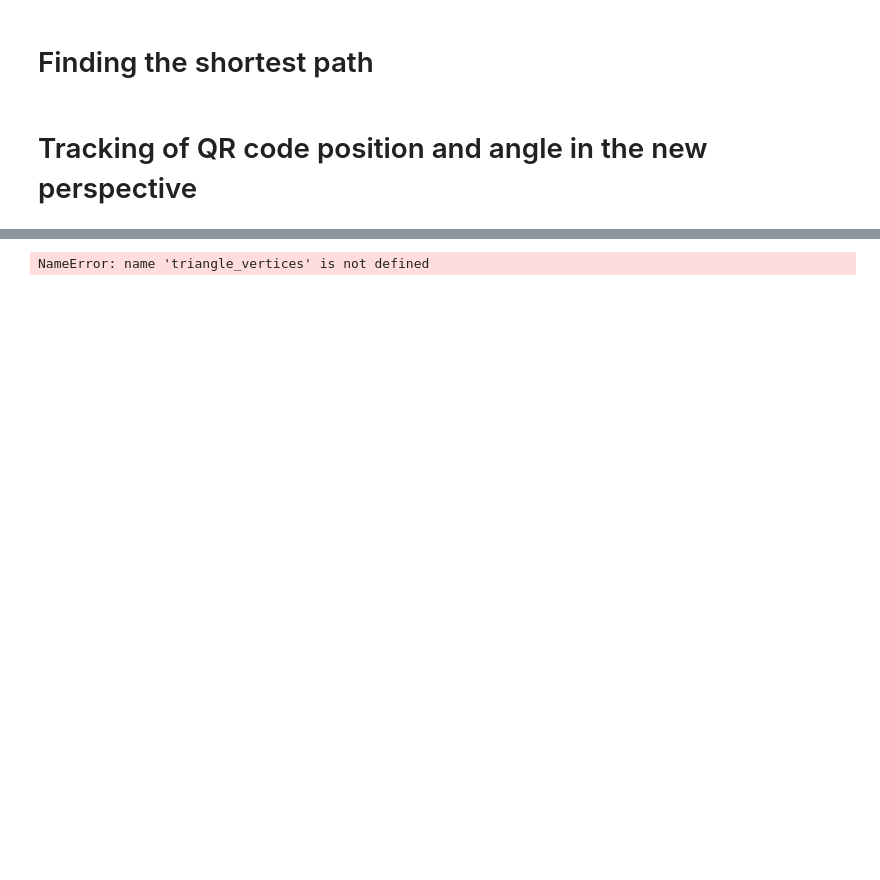
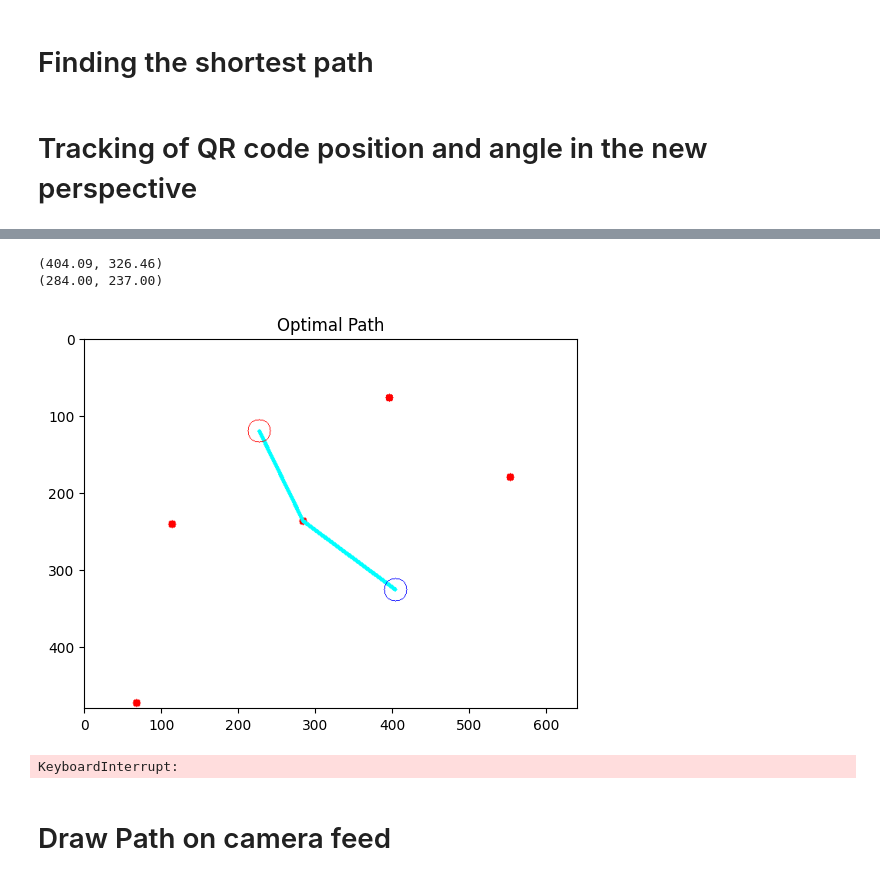
Before and after one commit to Owhenthesaints/Project_Basics_For_Mobile_Robotics, a Jupyter notebook: dependencies/Tracking_QR_code_obstacles_analysis-CurrTestingCopy.ipynb, the cells around one changed output, grey strips where cells are left out. Saved outputs shown, nothing was run; the diff lists cells and outputs as text; code cells hidden in the pictures; blank space fills up the shorter version.

```diff
--- a/dependencies/Tracking_QR_code_obstacles_analysis-CurrTestingCopy.ipynb
+++ b/dependencies/Tracking_QR_code_obstacles_analysis-CurrTestingCopy.ipynb
@@ -296,10 +298,11 @@ def process_obstacles(contours):
     for cnt in contours:
         shape = detectShape(cnt)
 
-        cnt = scale_contour(cnt, minimum_distance)
-
         if shape == 'triangle':
             print('shape',shape)
+            minimum_distance = 10
+            cnt = scale_contour(cnt, minimum_distance)
+
             vertices = cv2.approxPolyDP(cnt, 0.02 * cv2.arcLength(cnt, True), True)
             triangle = []  # Store vertices for each triangle
             edges = []  # Store lines for each triangle
@@ -489,25 +492,32 @@ Function visualizes the paths that is generated
 # INPUTS: the shortestPath: a vector of vg.Point vertices
 # shape_vertices: the vertices of expanded shapes
 # pathImage: the image to draw the path
-def drawPath(shape_vertices, shortestPath, pathImage):
-
+def drawPathGraph(shape_vertices, shortestPath, pathImage):
+    # drawing points for each expanded vertex in the shape
     for vertices in shape_vertices:
         for i, vertex in enumerate(vertices):
             x = vertex[0]
             y = vertex[1]
             cv2.circle(pathImage, (x, y), 5, (255, 0, 0), -1)
 
+    # creating a list of edges to store path into
     edgelist = []
-
     for i, node in enumerate(shortestPath[:-1]):
         print(shortestPath[i])
         edgelist.append((shortestPath[i], shortestPath[i + 1]))
 
-    color = (255, 255, 255)
+    color = (0, 255, 255)
     thickness = 3
     for i, edge in enumerate(edgelist):
         #print(int(edgelist[i][0].x), int(edgelist[i][0].y))
+        #transformedEdge = cv2.perspectiveTransform(int(edgelist[i][0].x), int(edgelist[i][0].y))
         cv2.line(pathImage, (int(edgelist[i][0].x), int(edgelist[i][0].y)), (int(edgelist[i][1].x), int(edgelist[i][1].y)), color, thickness)
+
+    # drawing start and goal positions as circles
+    goal_location = shortestPath[-1]
+    robot_location = shortestPath[0]
+    cv2.circle(pathImage, (int(goal_location.x), int(goal_location.y)), 15, (255, 0, 0), 1)
+    cv2.circle(pathImage, (int(robot_location.x), int(robot_location.y)), 15, (0, 0, 255), 1)
 # %% [markdown]
 # Finding the shortest path
 # %%
@@ -536,6 +546,7 @@ window_name = 'Tracking QR Code'
 camera_id = 1 # Try changing with one of these (0,1,2..) because it depends how amny cameras are connected to your PC
 
 video_stream = cv2.VideoCapture(camera_id)
+time.sleep(1)
 QR_detector = cv2.QRCodeDetector()
 
 angle_window = []  # List to store angles over a window of frames
@@ -546,6 +557,8 @@ transformation_matrix = None
 background_found = False
 
 num_obstacles = 0
+# varible is true when first time running algorithm or when kidnapped
+recalculate_global = True
 
 # Check if the webcam is opened correctly
 if not video_stream.isOpened():
@@ -553,6 +566,7 @@ if not video_stream.isOpened():
 
 while True:
     # Capture a frame from the video stream
+    #print("here")
     image_detected, image = video_stream.read()
     #find_thresh(image)
     if image_detected:
@@ -567,7 +581,10 @@ while True:
         else:
             new_perspective_image = image
         if not background_found or num_obstacles != 2:
-            triangle_vertices, triangle_edges, goal_center = process_background(image)
+#             plt.imshow(new_perspective_image)
+#             plt.title("new perspective")
+#             plt.show()
+            triangle_vertices, triangle_edges, goal_center = process_background(new_perspective_image)
             num_obstacles = len(triangle_vertices)
             print('vertices',triangle_vertices)
             print('edges',triangle_edges)
@@ -584,10 +601,10 @@ while True:
                 points = cv2.perspectiveTransform(points.reshape(-1, 1, 2), transformation_matrix)
                 points = points.reshape(1, 4, 2)
 
-                angle, robot_center = orientation_angle(points)
+                robot_angle, robot_center = orientation_angle(points)
                 #print('robot center',robot_center)
                 #print(f"Individual Angle: {angle} degrees")
-                angle_window.append(angle)
+                angle_window.append(robot_angle)
                 if len(angle_window) == window_size:
                     mean_angle = calculate_mean_angle(angle_window)
                     #G = find_shortest_path(image, robot_center)
@@ -598,15 +615,25 @@ while True:
                 color = (0, 255, 0)
                 new_perspective_image = cv2.polylines(new_perspective_image, [points.astype(int)], isClosed=True, color=color, thickness=8)
                 #print(points)
-                if num_obstacles != 0:
+                if recalculate_global:
+                    shortest_path = getShortestPath(triangle_vertices, robot_center, goal_center)
+                    recalculate_global = False
 
-                    for vertices in triangle_vertices:
-                        for i, vertex in enumerate(vertices):
-                            x = vertex[0]
-                            y = vertex[1]
-                            cv2.circle(new_perspective_image, (x, y), 10, (255, 0, 0), -1)
+                    # visualize the optimal path
+                    Pathimage = np.zeros([height,width,3],dtype=np.uint8)
+                    Pathimage.fill(255)
+                    drawPathGraph(triangle_vertices, shortest_path, Pathimage)
+                    plt.imshow(Pathimage)
+                    plt.title("Optimal Path")
+                    plt.show()
+
+
+
+
                     #new_perspective_image = cv2.polylines(new_perspective_image, polyTriangle_vertices, isClosed=True, color=color, thickness=8)
 
+                # Annotating the camera feed with the optimal path and vertices of obstacles
+                draw_path_on_camera(new_perspective_image, shortest_path, robot_center, robot_angle)
                 # Display the modified image in the window
                 cv2.imshow(window_name, new_perspective_image)
                 #G = find_shortest_path(triangle_vertices, triangle_edges, goal_center, robot_center)
@@ -638 +665,5 @@ goal (458, 293)
 background found True
+(404.09, 326.46)
+(284.00, 237.00)
+[figure, added]
+KeyboardInterrupt:
@@ -641,11 +670,2 @@ background found True
-# %%
-triangle_vertices
-polyTriangle_vertices = np.empty((3, 2))
-for i in range(3):
-    for j in range(2):
-        polyTriangle_vertices[i][j] = triangle_vertices[0][i][j].astype(int)
-
-polyTriangle_vertices = cv2.perspectiveTransform(polyTriangle_vertices[0].reshape(-1, 1, 2), transformation_matrix)
-print(polyTriangle_vertices)
-# %% [output]
-NameError: name 'triangle_vertices' is not defined
+# %% [markdown]
+# Draw Path on camera feed
```
Also changed, not shown: parts of 10 cells of this notebook, 2 other files.
